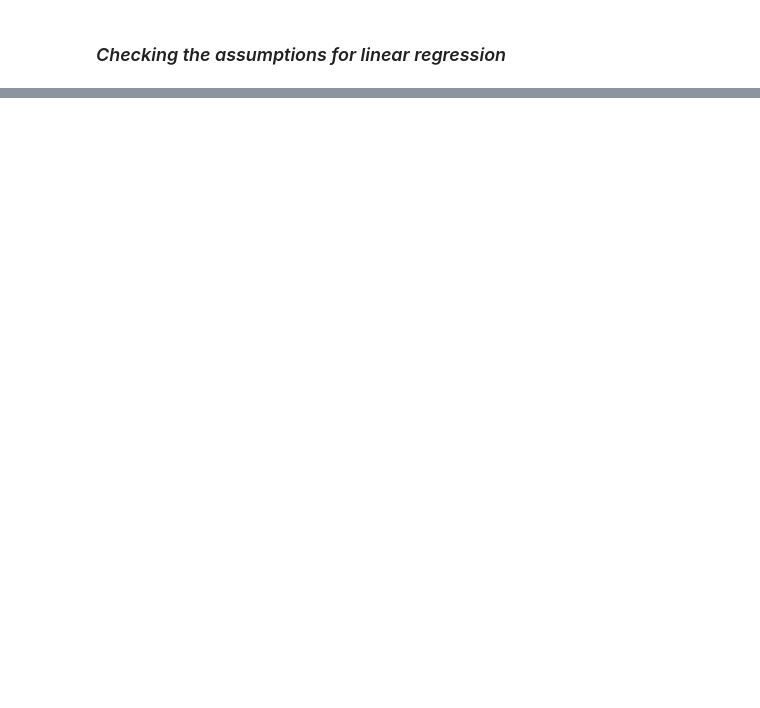
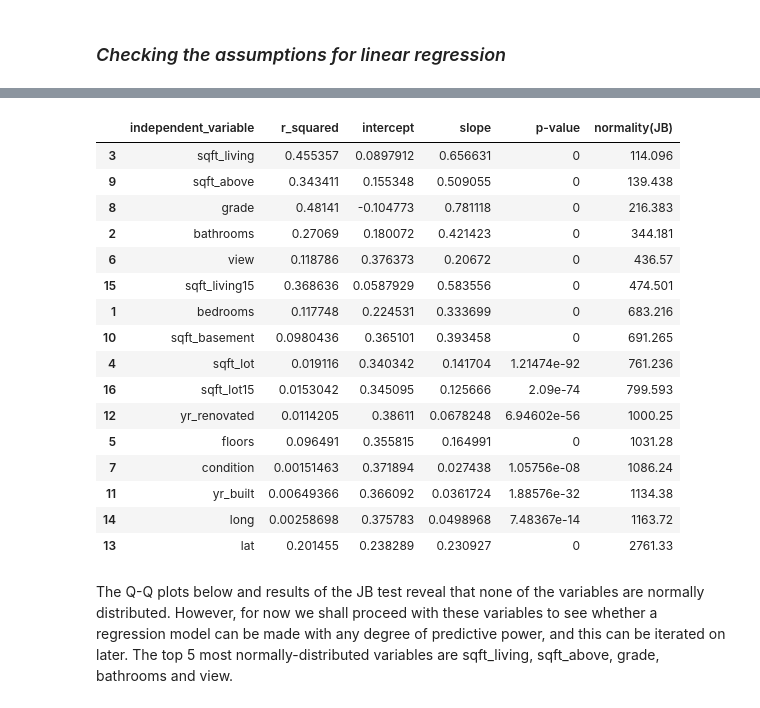
Before and after one commit to L-Lewis/dsc-1-final-project-online-ds-ft-011419, a Jupyter notebook: student.ipynb, the cells around one changed output, grey strips where cells are left out. Drawn from its saved outputs; the diff is of its cells as text; code cells hidden in the pictures; blank space fills up the shorter version.

```diff
--- a/student.ipynb
+++ b/student.ipynb
@@ -510,0 +682,5 @@ Waterfront - 1 (yes) and 0 (no)
+# %%
+waterfront_dummies = pd.get_dummies(kc_log['waterfront'], prefix='waterfront') # Get dummies
+kc_log.drop(['waterfront'], axis=1, inplace=True) # Drop original waterfront column
+kc_log = pd.concat([kc_log, waterfront_dummies], axis=1) # Add dummy variables to original dataset
+kc_log.head()
@@ -551,0 +700,24 @@ for i, col in enumerate(['crim', 'dis', 'rm', 'zn', 'age']):
+# %%
+results = [['independent_variable', 'r_squared', 'intercept', 'slope', 'p-value', 'normality(JB)']]
+
+for i, col in enumerate(['bedrooms', 'bathrooms', 'sqft_living', 'sqft_lot', 'floors',
+'view', 'condition', 'grade', 'sqft_above', 'sqft_basement', 'yr_built',
+       'yr_renovated', 'lat', 'long', 'sqft_living15', 'sqft_lot15']):
+
+    #Creating the OLS regression model
+    f = 'price~' + col
+    model = ols(formula=f, data=kc_log).fit()
+    print('Regression diagnostics for ' + f)
+
+    # Plotting the residuals
+    fig = plt.figure(figsize=(12,8))
+    sm.graphics.plot_regress_exog(model, col, fig=fig)
+    plt.show()
+
+    # Q-Q plot
+    sm.graphics.qqplot(model.resid, dist=stats.norm, line='45', fit=True)
+    plt.show()
+
+    # Add results from each iteration as a new list in results, so that it can be turned into a pandas dataframe with
+    # the first row as the column names
+    results.append([col, model.rsquared, model.params[0], model.params[1], model.pvalues[1], sms.jarque_bera(model.resid)[0]])
@@ -551,0 +738,25 @@ for i, col in enumerate(['crim', 'dis', 'rm', 'zn', 'age']):
+# %%
+results = pd.DataFrame(results)
+results.columns = results.iloc[0]
+results = results.drop(results.index[0])
+results.sort_values(by=['normality(JB)'])
+# %% [output]
+|  | independent_variable | r_squared | intercept | slope | p-value | normality(JB) |
+| 3 | sqft_living | 0.455357 | 0.0897912 | 0.656631 | 0 | 114.096 |
+| 9 | sqft_above | 0.343411 | 0.155348 | 0.509055 | 0 | 139.438 |
+| 8 | grade | 0.48141 | -0.104773 | 0.781118 | 0 | 216.383 |
+| 2 | bathrooms | 0.27069 | 0.180072 | 0.421423 | 0 | 344.181 |
+| 6 | view | 0.118786 | 0.376373 | 0.20672 | 0 | 436.57 |
+| 15 | sqft_living15 | 0.368636 | 0.0587929 | 0.583556 | 0 | 474.501 |
+| 1 | bedrooms | 0.117748 | 0.224531 | 0.333699 | 0 | 683.216 |
+| 10 | sqft_basement | 0.0980436 | 0.365101 | 0.393458 | 0 | 691.265 |
+| 4 | sqft_lot | 0.019116 | 0.340342 | 0.141704 | 1.21474e-92 | 761.236 |
+| 16 | sqft_lot15 | 0.0153042 | 0.345095 | 0.125666 | 2.09e-74 | 799.593 |
+| 12 | yr_renovated | 0.0114205 | 0.38611 | 0.0678248 | 6.94602e-56 | 1000.25 |
+| 5 | floors | 0.096491 | 0.355815 | 0.164991 | 0 | 1031.28 |
+| 7 | condition | 0.00151463 | 0.371894 | 0.027438 | 1.05756e-08 | 1086.24 |
+| 11 | yr_built | 0.00649366 | 0.366092 | 0.0361724 | 1.88576e-32 | 1134.38 |
+| 14 | long | 0.00258698 | 0.375783 | 0.0498968 | 7.48367e-14 | 1163.72 |
+| 13 | lat | 0.201455 | 0.238289 | 0.230927 | 0 | 2761.33 |
+# %% [markdown]
+The Q-Q plots below and results of the JB test reveal that none of the variables are normally distributed. However, for now we shall proceed with these variables to see whether a regression model can be made with any degree of predictive power, and this can be iterated on later. The top 5 most normally-distributed variables are sqft_living, sqft_above, grade, bathrooms and view.
```
Also changed, not shown: parts of 47 cells of this notebook.
